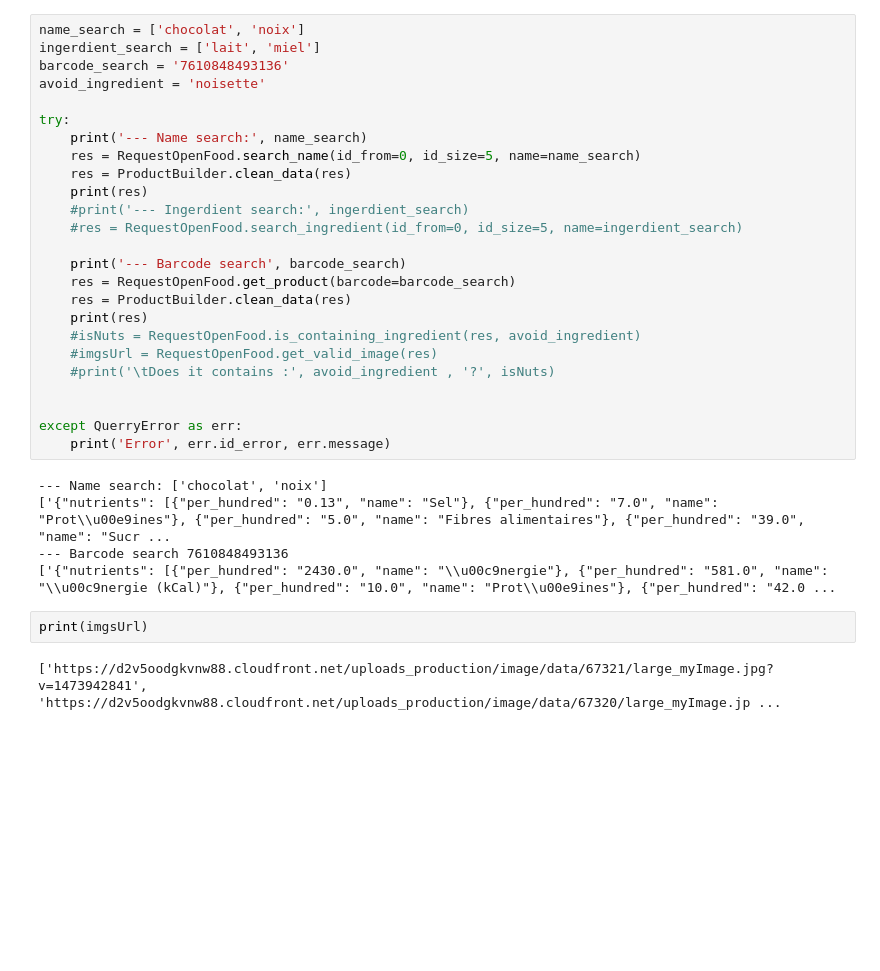
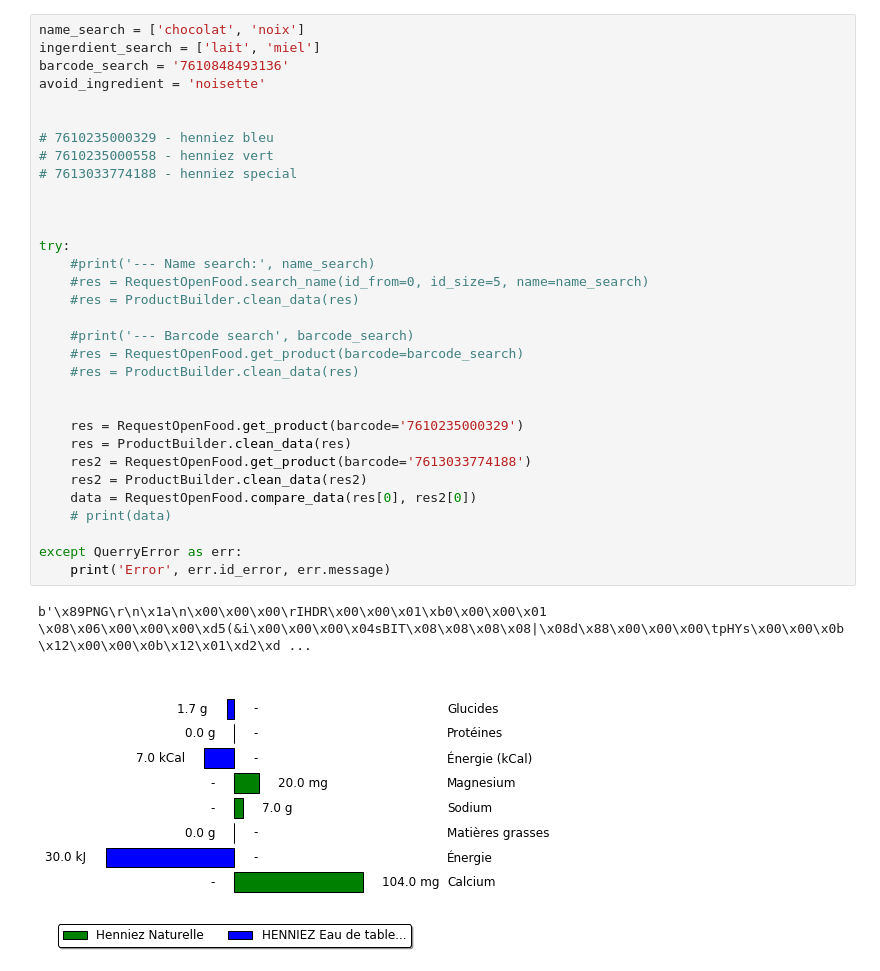
Before and after one commit to JarvisMesper/jarvis-the-nutritionist, a Jupyter notebook: FetchData.ipynb, the cells around one changed output. Cells and saved outputs as stored; diff of their text form; blank space fills up the shorter version.

Commit message:
plot

```diff
--- a/FetchData.ipynb
+++ b/FetchData.ipynb
@@ -281,34 +15,35 @@ class ProductBuilder:
 # %%
 name_search = ['chocolat', 'noix']
 ingerdient_search = ['lait', 'miel']
 barcode_search = '7610848493136'
 avoid_ingredient = 'noisette'
 
+
+# 7610235000329 - henniez bleu
+# 7610235000558 - henniez vert
+# 7613033774188 - henniez special
+
+
+
 try:
-    print('--- Name search:', name_search)
-    res = RequestOpenFood.search_name(id_from=0, id_size=5, name=name_search)
+    #print('--- Name search:', name_search)
+    #res = RequestOpenFood.search_name(id_from=0, id_size=5, name=name_search)
+    #res = ProductBuilder.clean_data(res)
+
+    #print('--- Barcode search', barcode_search)
+    #res = RequestOpenFood.get_product(barcode=barcode_search)
+    #res = ProductBuilder.clean_data(res)
+
+
+    res = RequestOpenFood.get_product(barcode='7610235000329')
     res = ProductBuilder.clean_data(res)
-    print(res)
-    #print('--- Ingerdient search:', ingerdient_search)
-    #res = RequestOpenFood.search_ingredient(id_from=0, id_size=5, name=ingerdient_search)
-
-    print('--- Barcode search', barcode_search)
-    res = RequestOpenFood.get_product(barcode=barcode_search)
-    res = ProductBuilder.clean_data(res)
-    print(res)
-    #isNuts = RequestOpenFood.is_containing_ingredient(res, avoid_ingredient)
-    #imgsUrl = RequestOpenFood.get_valid_image(res)
-    #print('\tDoes it contains :', avoid_ingredient , '?', isNuts)
-
+    res2 = RequestOpenFood.get_product(barcode='7613033774188')
+    res2 = ProductBuilder.clean_data(res2)
+    data = RequestOpenFood.compare_data(res[0], res2[0])
+    # print(data)
 
 except QuerryError as err:
     print('Error', err.id_error, err.message)
 # %% [output]
---- Name search: ['chocolat', 'noix']
-['{"nutrients": [{"per_hundred": "0.13", "name": "Sel"}, {"per_hundred": "7.0", "name": "Prot\\u00e9ines"}, {"per_hundred": "5.0", "name": "Fibres alimentaires"}, {"per_hundred": "39.0", "name": "Sucr ...
---- Barcode search 7610848493136
-['{"nutrients": [{"per_hundred": "2430.0", "name": "\\u00c9nergie"}, {"per_hundred": "581.0", "name": "\\u00c9nergie (kCal)"}, {"per_hundred": "10.0", "name": "Prot\\u00e9ines"}, {"per_hundred": "42.0 ...
+b'\x89PNG\r\n\x1a\n\x00\x00\x00\rIHDR\x00\x00\x01\xb0\x00\x00\x01 \x08\x06\x00\x00\x00\xd5(&i\x00\x00\x00\x04sBIT\x08\x08\x08\x08|\x08d\x88\x00\x00\x00\tpHYs\x00\x00\x0b\x12\x00\x00\x0b\x12\x01\xd2\xd ...
+[figure, added]
-# %%
-print(imgsUrl)
-# %% [output]
-['https://d2v5oodgkvnw88.cloudfront.net/uploads_production/image/data/67321/large_myImage.jpg?v=1473942841', 'https://d2v5oodgkvnw88.cloudfront.net/uploads_production/image/data/67320/large_myImage.jp ...
```
Also changed, not shown: parts of 7 cells of this notebook, 2 other files.
